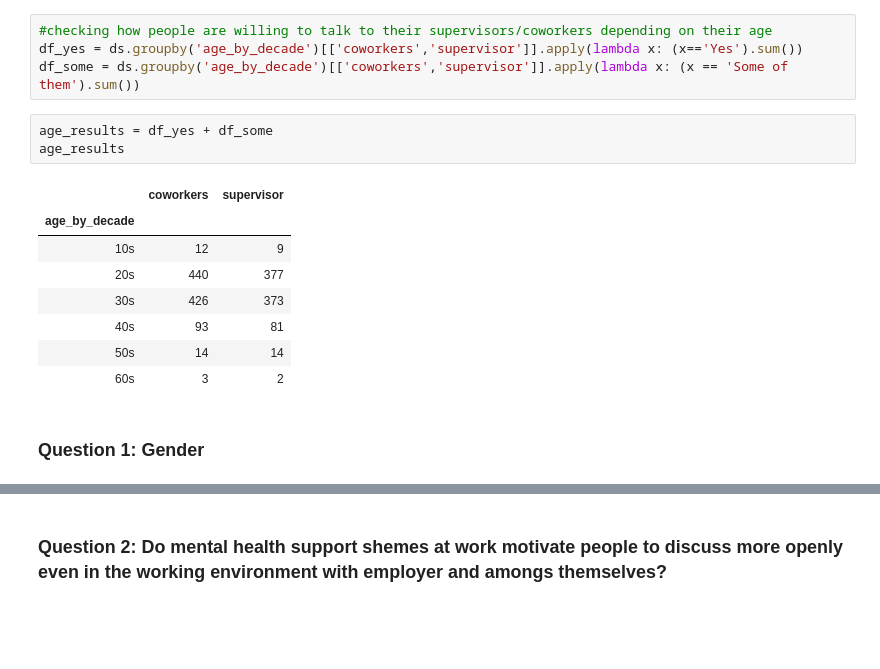
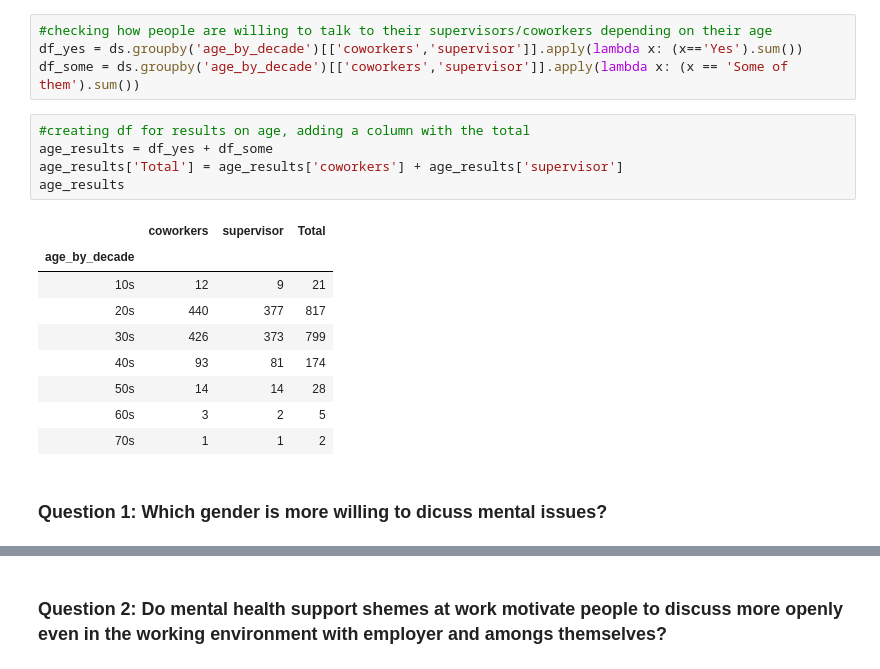
Before and after one commit to chriszapp/data-squad-32_EDA, a Jupyter notebook: main.ipynb, the cells around one changed output, grey strips where cells are left out. Saved outputs shown, nothing was run; the diff lists cells and outputs as text; blank space fills up the shorter version.

```diff
--- a/main.ipynb
+++ b/main.ipynb
@@ -223,20 +235,23 @@ Name: supervisor, dtype: int64
 #checking how people are willing to talk to their supervisors/coworkers depending on their age
 df_yes = ds.groupby('age_by_decade')[['coworkers','supervisor']].apply(lambda x: (x=='Yes').sum())
 df_some = ds.groupby('age_by_decade')[['coworkers','supervisor']].apply(lambda x: (x == 'Some of them').sum())
-# %%
-age_results = df_yes + df_some
-age_results
-# %% [output]
-|  | coworkers | supervisor |
-| age_by_decade |  |  |
-| 10s | 12 | 9 |
-| 20s | 440 | 377 |
-| 30s | 426 | 373 |
-| 40s | 93 | 81 |
-| 50s | 14 | 14 |
-| 60s | 3 | 2 |
-# %% [markdown]
-### Question 1: Gender
+# %%
+#creating df for results on age, adding a column with the total
+age_results = df_yes + df_some
+age_results['Total'] = age_results['coworkers'] + age_results['supervisor']
+age_results
+# %% [output]
+|  | coworkers | supervisor | Total |
+| age_by_decade |  |  |  |
+| 10s | 12 | 9 | 21 |
+| 20s | 440 | 377 | 817 |
+| 30s | 426 | 373 | 799 |
+| 40s | 93 | 81 | 174 |
+| 50s | 14 | 14 | 28 |
+| 60s | 3 | 2 | 5 |
+| 70s | 1 | 1 | 2 |
+# %% [markdown]
+### Question 1: Which gender is more willing to dicuss mental issues?
 # %%
 '''Columns to analyse:
 coworkers: Would you be willing to discuss a mental health issue with your coworkers?
```
Also changed, not shown: parts of 18 cells of this notebook.
